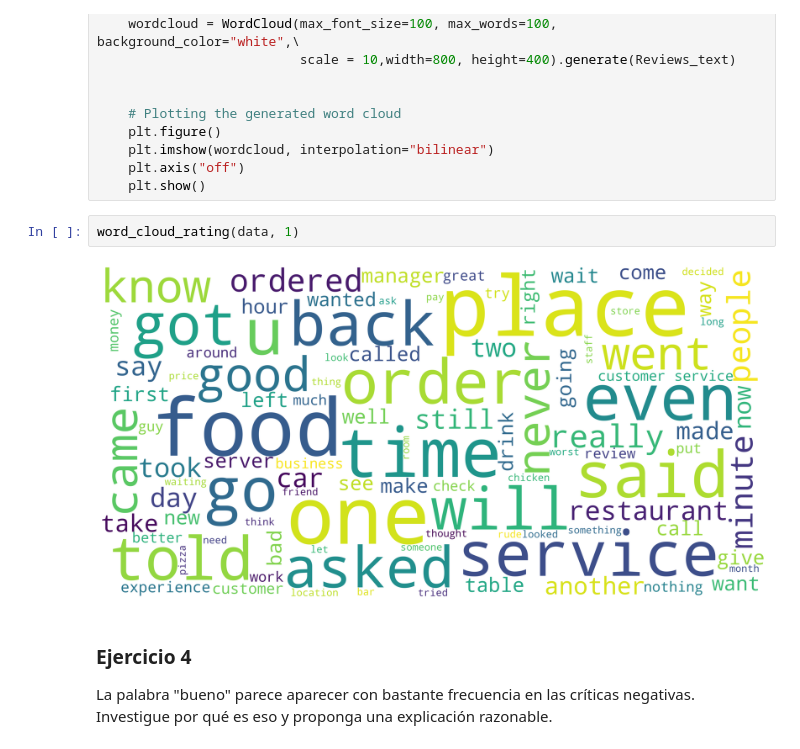
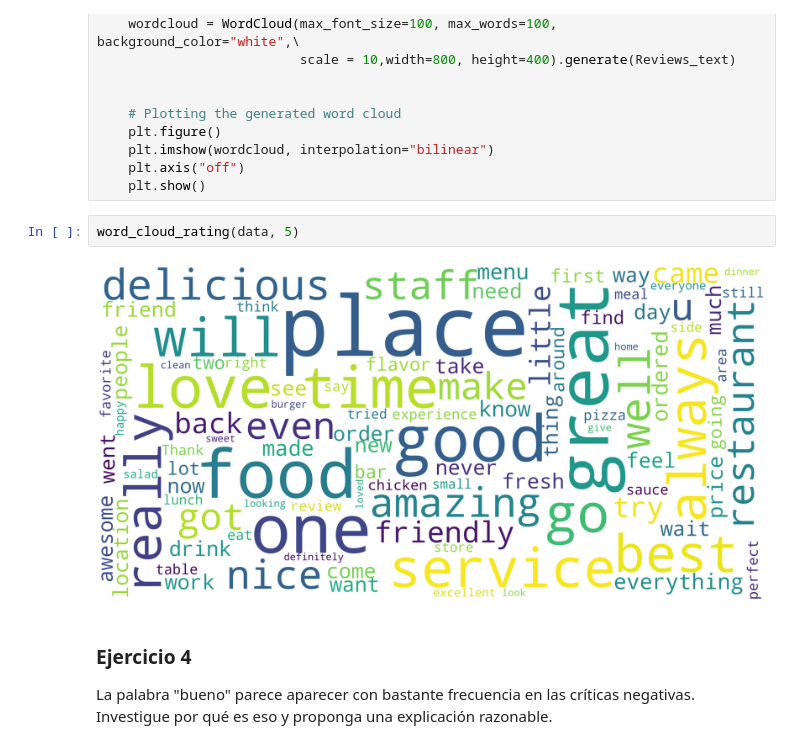
Before and after one commit to dfbustosus/Bootcamp-DS-2023-I, a Jupyter notebook: Clase 26 - 29 May 2023/Caso NLP Yelp.ipynb, the cells around one changed output. Saved outputs shown, nothing was run; the diff lists cells and outputs as text.

```diff
--- a/Clase 26 - 29 May 2023/Caso NLP Yelp.ipynb
+++ b/Clase 26 - 29 May 2023/Caso NLP Yelp.ipynb
@@ -295,9 +314,9 @@ def word_cloud_rating(data,star_value):
     plt.axis("off")
     plt.show()
 # %%
-word_cloud_rating(data, 1)
+word_cloud_rating(data, 5)
 # %% [output]
-[figure, old version]
+[figure, new version]
 # %% [markdown]
 ### Ejercicio 4
 
```
Also changed, not shown: parts of 9 cells of this notebook.
